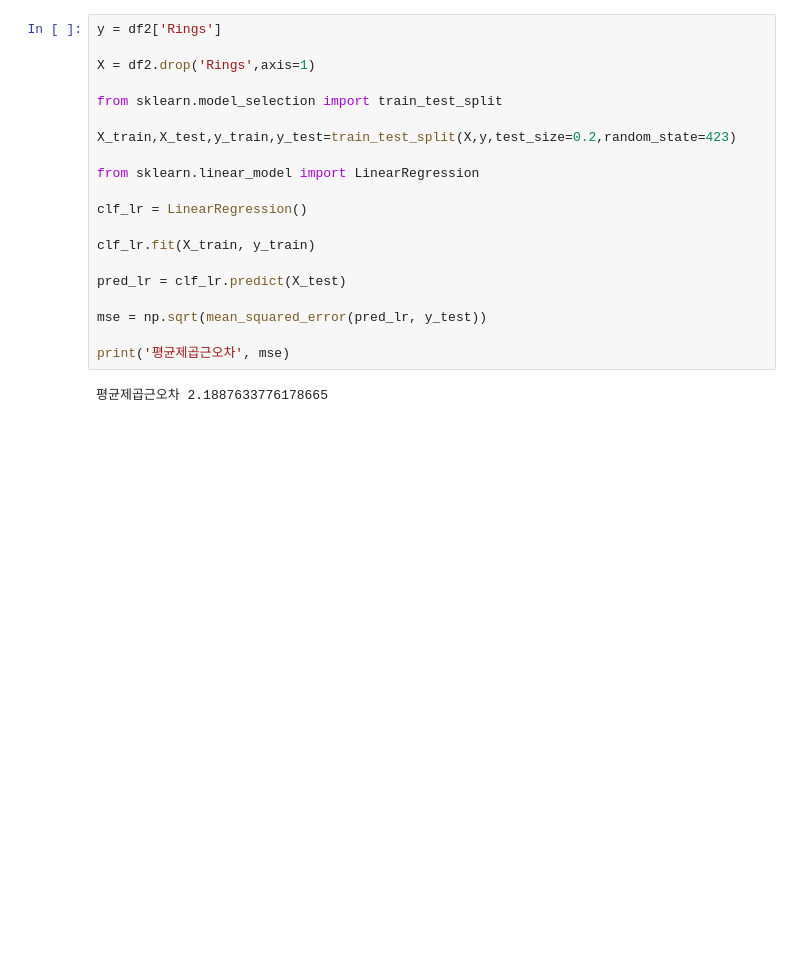
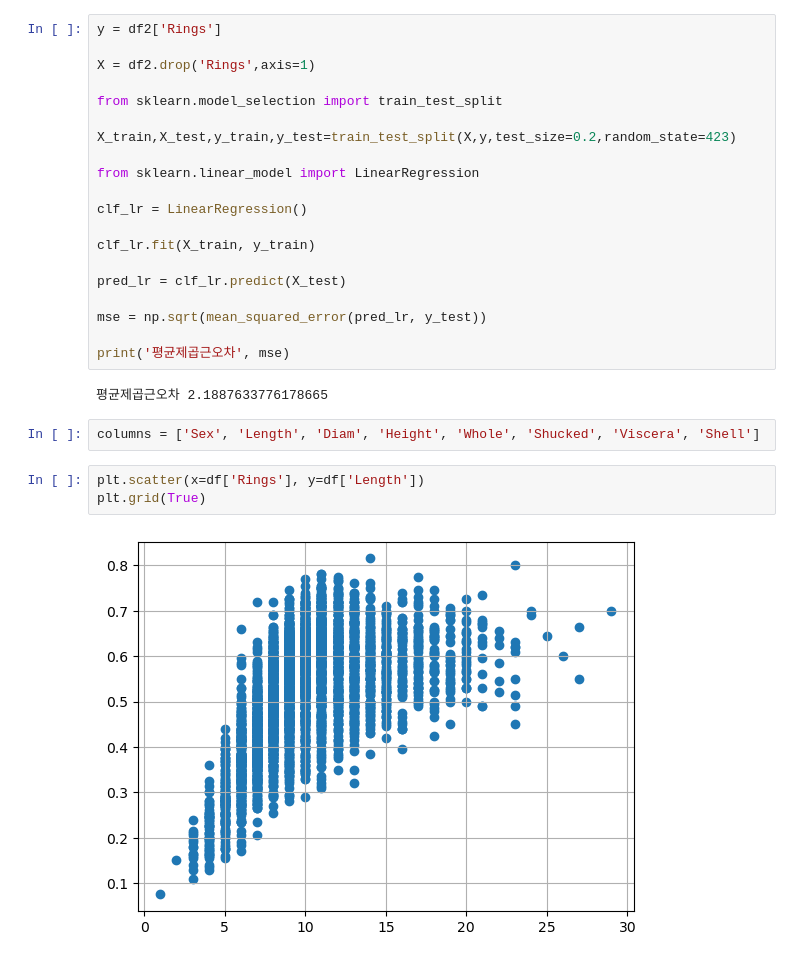
Before and after one commit to dglee6257/Dataprocessing, a Jupyter notebook: 2023_11_16.ipynb, the cells around one changed output. Saved outputs shown, nothing was run; the diff lists cells and outputs as text; blank space fills up the shorter version.

```diff
--- a/2023_11_16.ipynb
+++ b/2023_11_16.ipynb
@@ -185,3 +185,10 @@ mse = np.sqrt(mean_squared_error(pred_lr, y_test))
 print('평균제곱근오차', mse)
 # %% [output]
 평균제곱근오차 2.1887633776178665
+# %%
+columns = ['Sex', 'Length', 'Diam', 'Height', 'Whole', 'Shucked', 'Viscera', 'Shell']
+# %%
+plt.scatter(x=df['Rings'], y=df['Length'])
+plt.grid(True)
+# %% [output]
+[figure, added]
```
Also changed, not shown: parts of 17 cells of this notebook.
